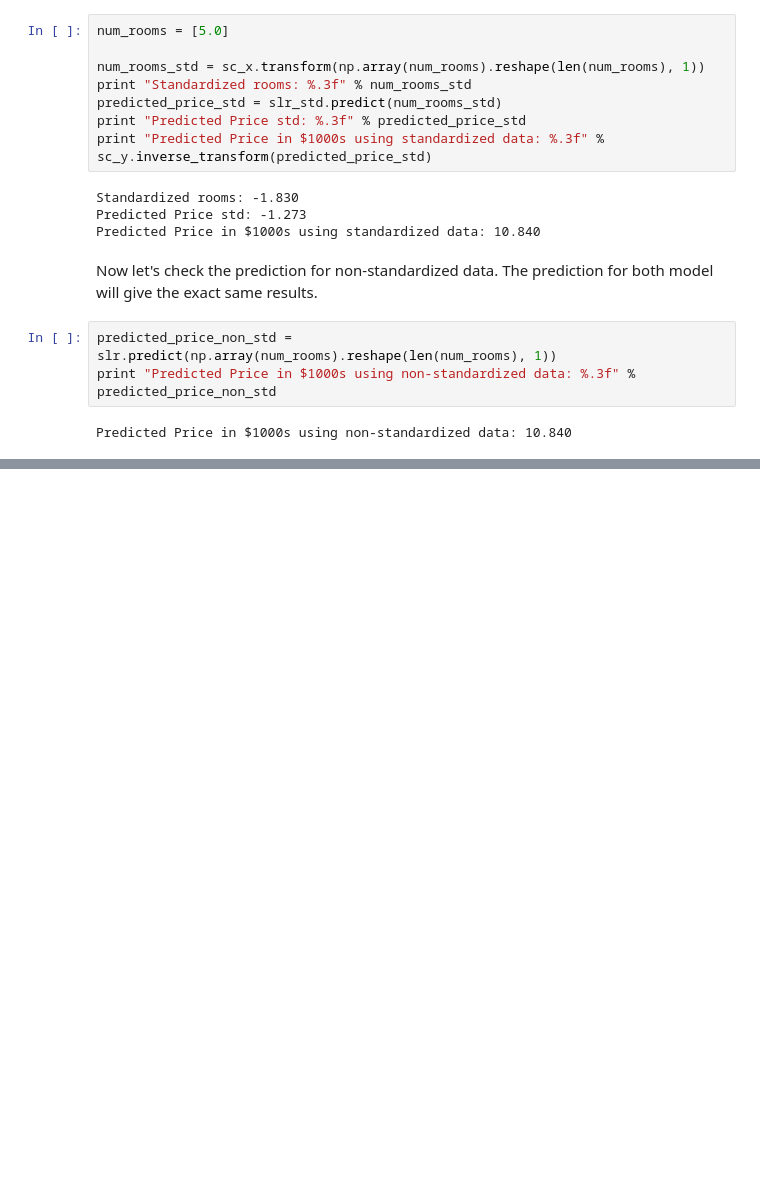
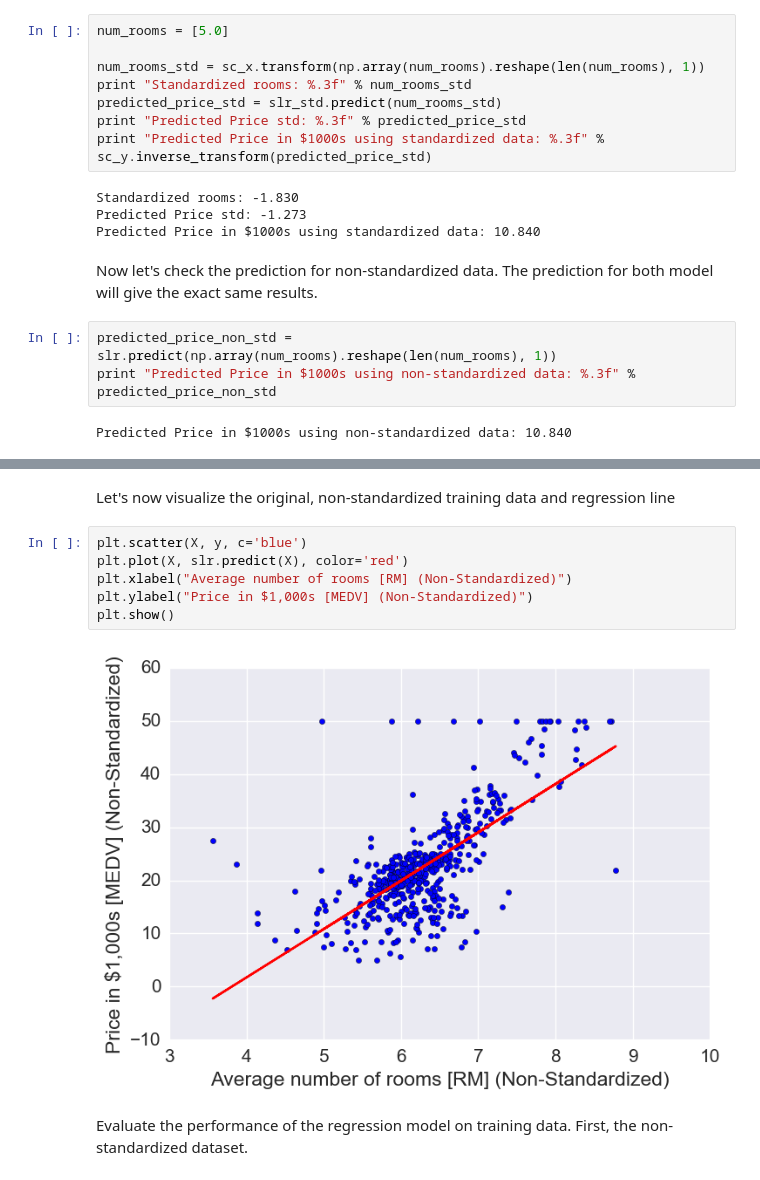
Before and after one commit to djpandit007/silver-doodle, a Jupyter notebook: SER 516 - Regression Analysis Notebook.ipynb, the cells around one changed output, grey strips where cells are left out. Drawn from its saved outputs; the diff is of its cells as text; blank space fills up the shorter version.

```diff
--- a/SER 516 - Regression Analysis Notebook.ipynb
+++ b/SER 516 - Regression Analysis Notebook.ipynb
@@ -143,0 +156,12 @@ Predicted Price in $1000s using non-standardized data: 10.840
+# %% [markdown]
+Let's now visualize the original, non-standardized training data and regression line
+# %%
+plt.scatter(X, y, c='blue')
+plt.plot(X, slr.predict(X), color='red')
+plt.xlabel("Average number of rooms [RM] (Non-Standardized)")
+plt.ylabel("Price in $1,000s [MEDV] (Non-Standardized)")
+plt.show()
+# %% [output]
+[figure, added]
+# %% [markdown]
+Evaluate the performance of the regression model on training data. First, the non-standardized dataset.
```
Also changed, not shown: parts of 7 cells of this notebook.
